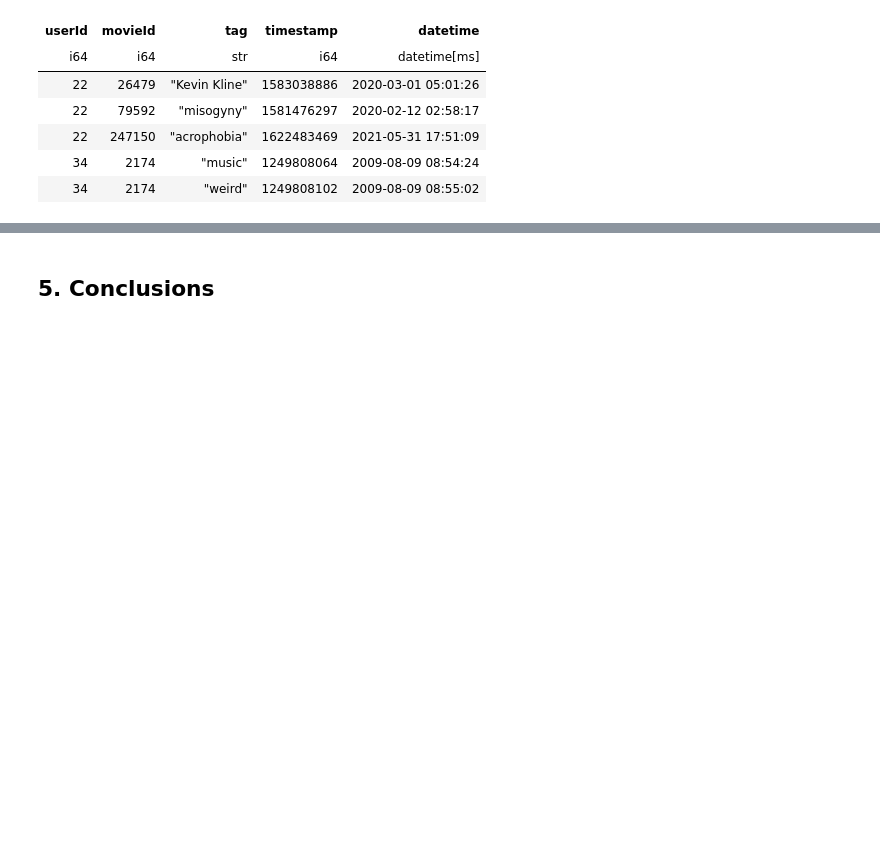
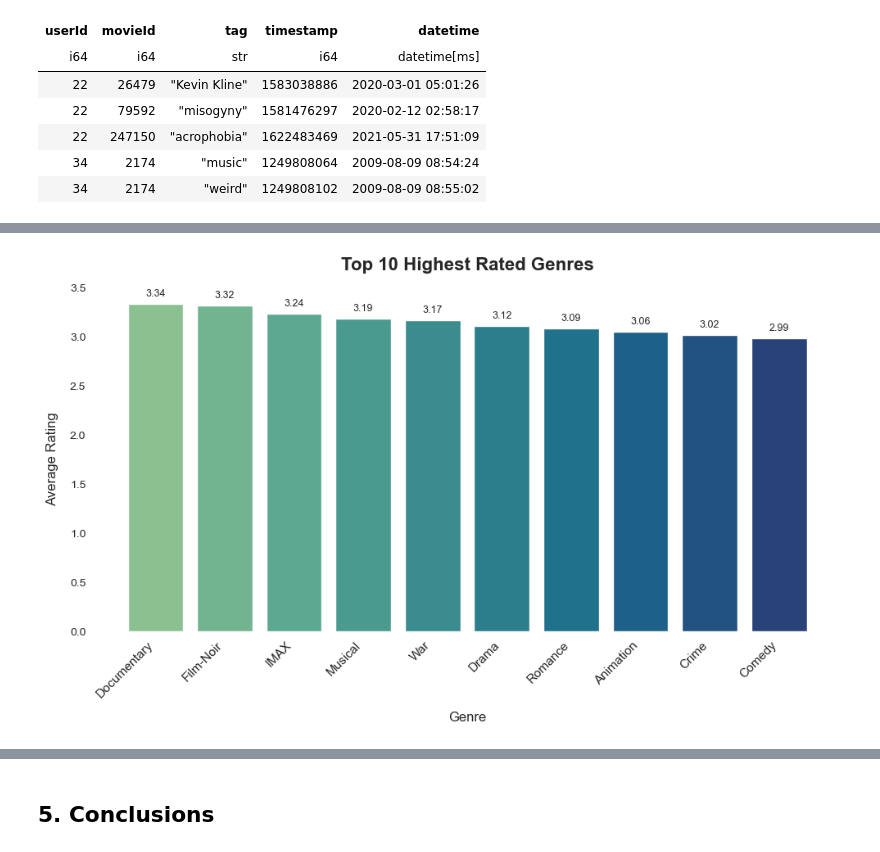
Before and after one commit to ritamaravilhamarques/BDF25_7, a Jupyter notebook: BDF25_7_data/big_data/ml-32m/Notebook.ipynb, the cells around one changed output, grey strips where cells are left out. Cells and saved outputs as stored; diff of their text form; code cells hidden in the pictures; blank space fills up the shorter version.

```diff
--- a/BDF25_7_data/big_data/ml-32m/Notebook.ipynb
+++ b/BDF25_7_data/big_data/ml-32m/Notebook.ipynb
@@ -503,0 +568,13 @@ Gráficos:
+# %%
+df_genres_avg = (
+    df_moviedetails_exploded
+    .group_by("genres")
+    .agg([
+        pl.col("average_rating").mean().alias("avg_rating"),
+        pl.len().alias("n_movies")
+    ])
+    .sort("avg_rating", descending=True)
+    .head(10)
+)
+df_genres_avg_pd = df_genres_avg.to_pandas()
+df_genres_avg_pd
@@ -503,0 +593,35 @@ Gráficos:
+# %%
+sns.set_style("white")
+plt.figure(figsize=(10, 6))
+
+bars = plt.bar(
+    df_genres_avg_pd["genres"],
+    df_genres_avg_pd["avg_rating"],
+    color=sns.color_palette("crest", len(df_genres_avg_pd)),
+    edgecolor="white",
+    linewidth=1
+)
+
+
+for bar in bars:
+    height = bar.get_height()
+    plt.text(
+        bar.get_x() + bar.get_width()/2,
+        height + 0.05,
+        f"{height:.2f}",
+        ha="center",
+        va="bottom",
+        fontsize=9,
+        fontweight="medium"
+    )
+
+plt.title("Top 10 Highest Rated Genres", fontsize=16, weight="bold", pad=15)
+plt.xlabel("Genre", fontsize=12, labelpad=10)
+plt.ylabel("Average Rating", fontsize=12, labelpad=10)
+plt.xticks(rotation=45, ha="right", fontsize=11)
+plt.yticks(fontsize=10)
+sns.despine(left=True, bottom=True)
+plt.tight_layout()
+plt.show()
+# %% [output]
+[figure, added]
```
Also changed, not shown: parts of 35 cells of this notebook.
